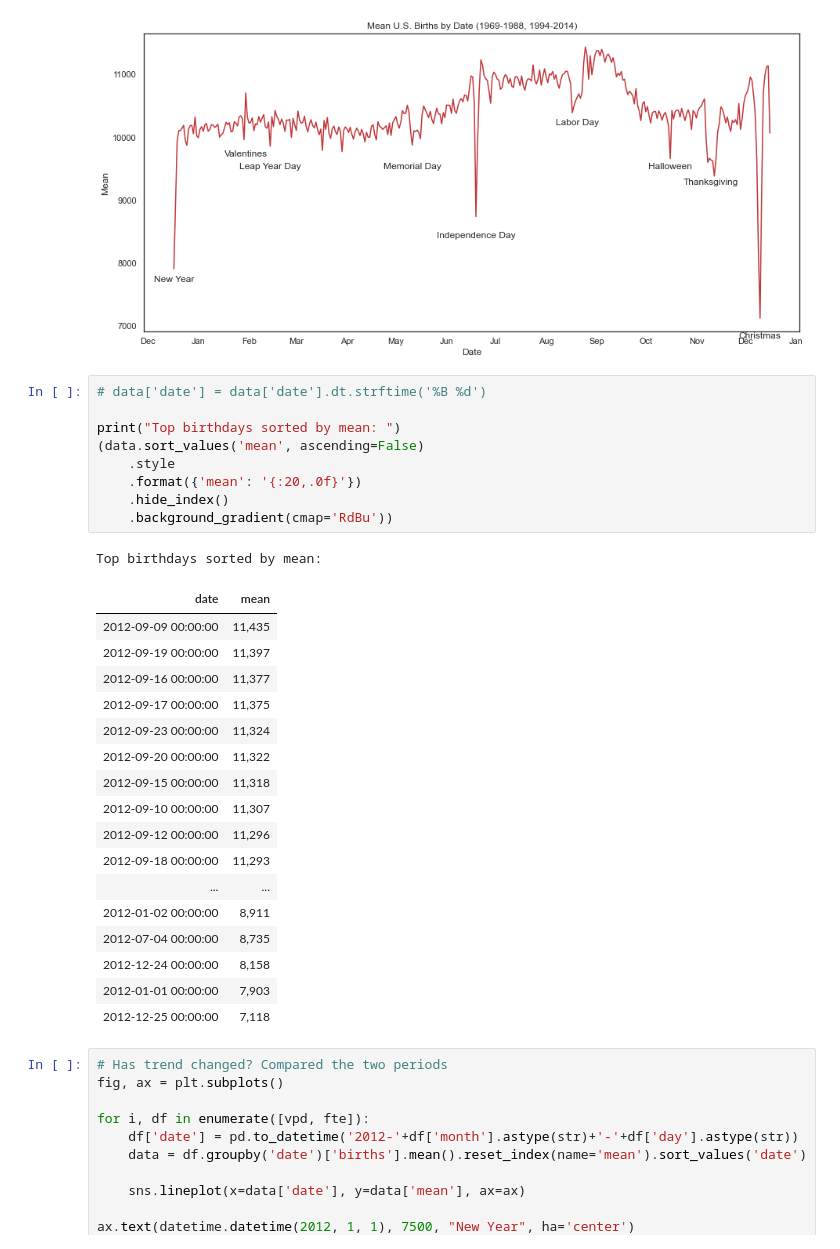
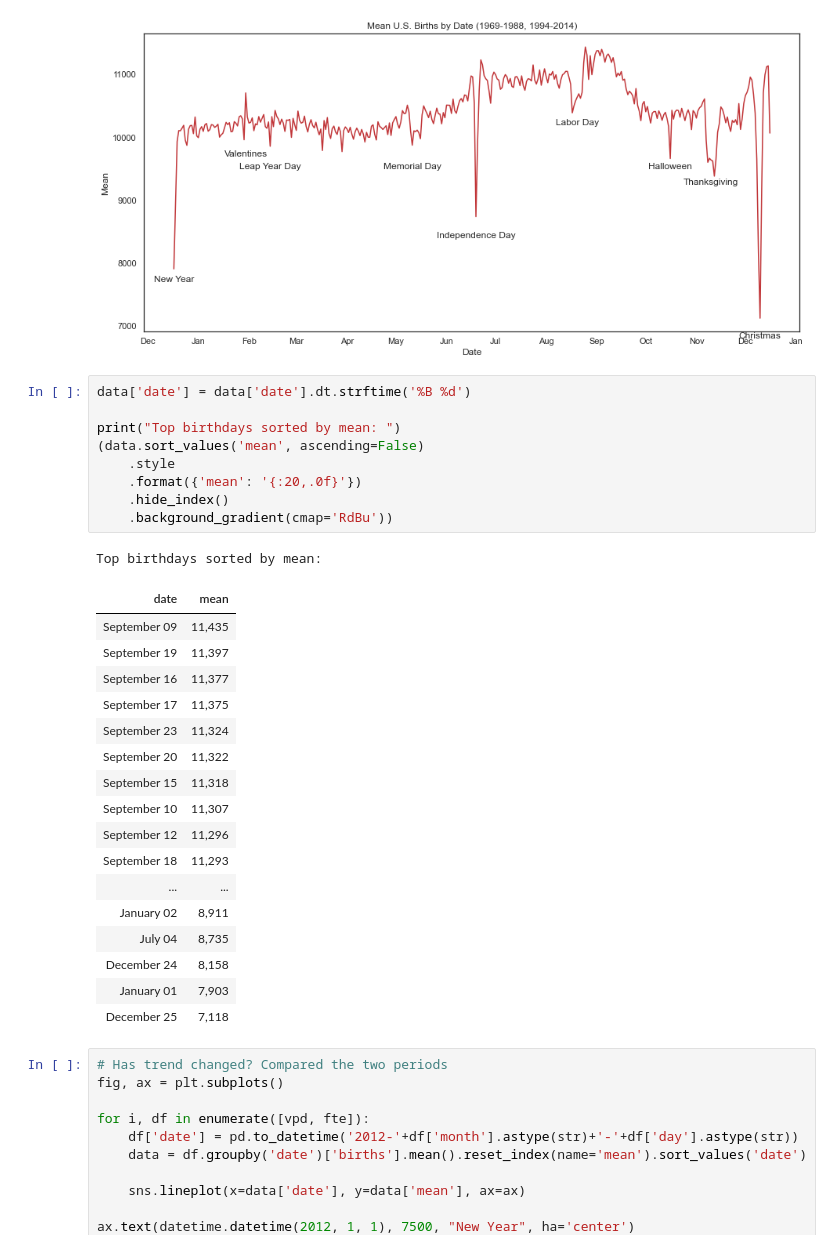
Before and after one commit to taidnguyen/us-birthdays, a Jupyter notebook: main.ipynb, the cells around one changed output. Drawn from its saved outputs; the diff is of its cells as text.

```diff
--- a/main.ipynb
+++ b/main.ipynb
@@ -87,33 +87,33 @@ ax.xaxis.set_minor_formatter(mpl.dates.DateFormatter('%b'))
 # %% [output]
 [figure]
 # %%
-# data['date'] = data['date'].dt.strftime('%B %d')
+data['date'] = data['date'].dt.strftime('%B %d')
 
 print("Top birthdays sorted by mean: ")
 (data.sort_values('mean', ascending=False)
     .style
     .format({'mean': '{:20,.0f}'})
     .hide_index()
     .background_gradient(cmap='RdBu'))
 # %% [output]
 Top birthdays sorted by mean:
 | date | mean |
-| 2012-09-09 00:00:00 | 11,435 |
-| 2012-09-19 00:00:00 | 11,397 |
-| 2012-09-16 00:00:00 | 11,377 |
-| 2012-09-17 00:00:00 | 11,375 |
-| 2012-09-23 00:00:00 | 11,324 |
-| 2012-09-20 00:00:00 | 11,322 |
-| 2012-09-15 00:00:00 | 11,318 |
-| 2012-09-10 00:00:00 | 11,307 |
-| 2012-09-12 00:00:00 | 11,296 |
-| 2012-09-18 00:00:00 | 11,293 |
+| September 09 | 11,435 |
+| September 19 | 11,397 |
+| September 16 | 11,377 |
+| September 17 | 11,375 |
+| September 23 | 11,324 |
+| September 20 | 11,322 |
+| September 15 | 11,318 |
+| September 10 | 11,307 |
+| September 12 | 11,296 |
+| September 18 | 11,293 |
 | ... | ... |
-| 2012-01-02 00:00:00 | 8,911 |
-| 2012-07-04 00:00:00 | 8,735 |
-| 2012-12-24 00:00:00 | 8,158 |
-| 2012-01-01 00:00:00 | 7,903 |
-| 2012-12-25 00:00:00 | 7,118 |
+| January 02 | 8,911 |
+| July 04 | 8,735 |
+| December 24 | 8,158 |
+| January 01 | 7,903 |
+| December 25 | 7,118 |
 # %%
 # Has trend changed? Compared the two periods
 fig, ax = plt.subplots()
```
Also changed, not shown: parts of 2 cells of this notebook, 2 other files.
